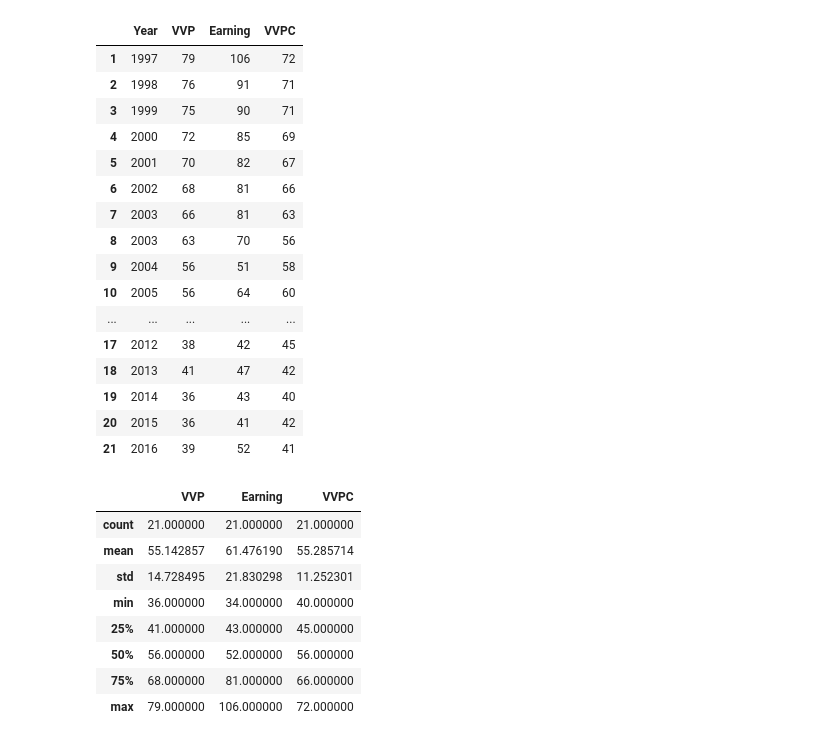
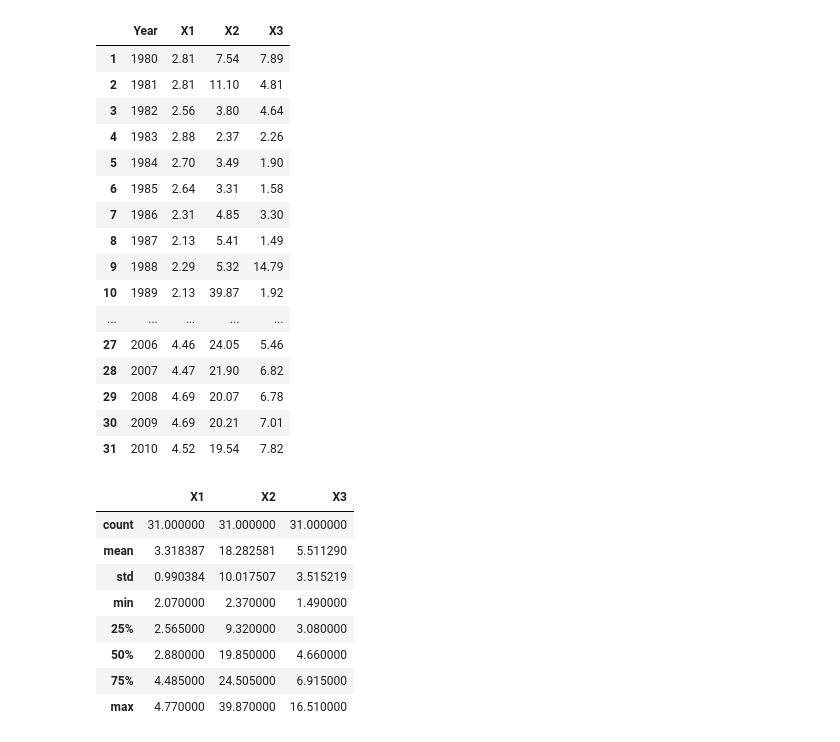
Before and after one commit to aferno/python-analysis, a Jupyter notebook: stat2.ipynb, the cells around one changed output. Saved outputs shown, nothing was run; the diff lists cells and outputs as text; code cells hidden in the pictures.

```diff
--- a/stat2.ipynb
+++ b/stat2.ipynb
@@ -4,37 +4,37 @@ import math
 import statsmodels.api as sm
 import matplotlib.pyplot as plt
 # %%
-df = pd.read_csv("economy.csv")
+df = pd.read_csv("data.csv")
 df.index = df.index + 1
 df
 # %% [output]
-|  | Year | VVP | Earning | VVPC |
-| 1 | 1997 | 79 | 106 | 72 |
-| 2 | 1998 | 76 | 91 | 71 |
-| 3 | 1999 | 75 | 90 | 71 |
-| 4 | 2000 | 72 | 85 | 69 |
-| 5 | 2001 | 70 | 82 | 67 |
-| 6 | 2002 | 68 | 81 | 66 |
-| 7 | 2003 | 66 | 81 | 63 |
-| 8 | 2003 | 63 | 70 | 56 |
-| 9 | 2004 | 56 | 51 | 58 |
-| 10 | 2005 | 56 | 64 | 60 |
+|  | Year | X1 | X2 | X3 |
+| 1 | 1980 | 2.81 | 7.54 | 7.89 |
+| 2 | 1981 | 2.81 | 11.10 | 4.81 |
+| 3 | 1982 | 2.56 | 3.80 | 4.64 |
+| 4 | 1983 | 2.88 | 2.37 | 2.26 |
+| 5 | 1984 | 2.70 | 3.49 | 1.90 |
+| 6 | 1985 | 2.64 | 3.31 | 1.58 |
+| 7 | 1986 | 2.31 | 4.85 | 3.30 |
+| 8 | 1987 | 2.13 | 5.41 | 1.49 |
+| 9 | 1988 | 2.29 | 5.32 | 14.79 |
+| 10 | 1989 | 2.13 | 39.87 | 1.92 |
 | ... | ... | ... | ... | ... |
-| 17 | 2012 | 38 | 42 | 45 |
-| 18 | 2013 | 41 | 47 | 42 |
-| 19 | 2014 | 36 | 43 | 40 |
-| 20 | 2015 | 36 | 41 | 42 |
-| 21 | 2016 | 39 | 52 | 41 |
+| 27 | 2006 | 4.46 | 24.05 | 5.46 |
+| 28 | 2007 | 4.47 | 21.90 | 6.82 |
+| 29 | 2008 | 4.69 | 20.07 | 6.78 |
+| 30 | 2009 | 4.69 | 20.21 | 7.01 |
+| 31 | 2010 | 4.52 | 19.54 | 7.82 |
 # %%
 #df.drop(df.columns[[0]], axis=1, inplace=True)
 df.describe()
 # %% [output]
-|  | VVP | Earning | VVPC |
-| count | 21.000000 | 21.000000 | 21.000000 |
-| mean | 55.142857 | 61.476190 | 55.285714 |
-| std | 14.728495 | 21.830298 | 11.252301 |
-| min | 36.000000 | 34.000000 | 40.000000 |
-| 25% | 41.000000 | 43.000000 | 45.000000 |
-| 50% | 56.000000 | 52.000000 | 56.000000 |
-| 75% | 68.000000 | 81.000000 | 66.000000 |
-| max | 79.000000 | 106.000000 | 72.000000 |
+|  | X1 | X2 | X3 |
+| count | 31.000000 | 31.000000 | 31.000000 |
+| mean | 3.318387 | 18.282581 | 5.511290 |
+| std | 0.990384 | 10.017507 | 3.515219 |
+| min | 2.070000 | 2.370000 | 1.490000 |
+| 25% | 2.565000 | 9.320000 | 3.080000 |
+| 50% | 2.880000 | 19.850000 | 4.660000 |
+| 75% | 4.485000 | 24.505000 | 6.915000 |
+| max | 4.770000 | 39.870000 | 16.510000 |
```
Also changed, not shown: parts of 7 cells of this notebook.
